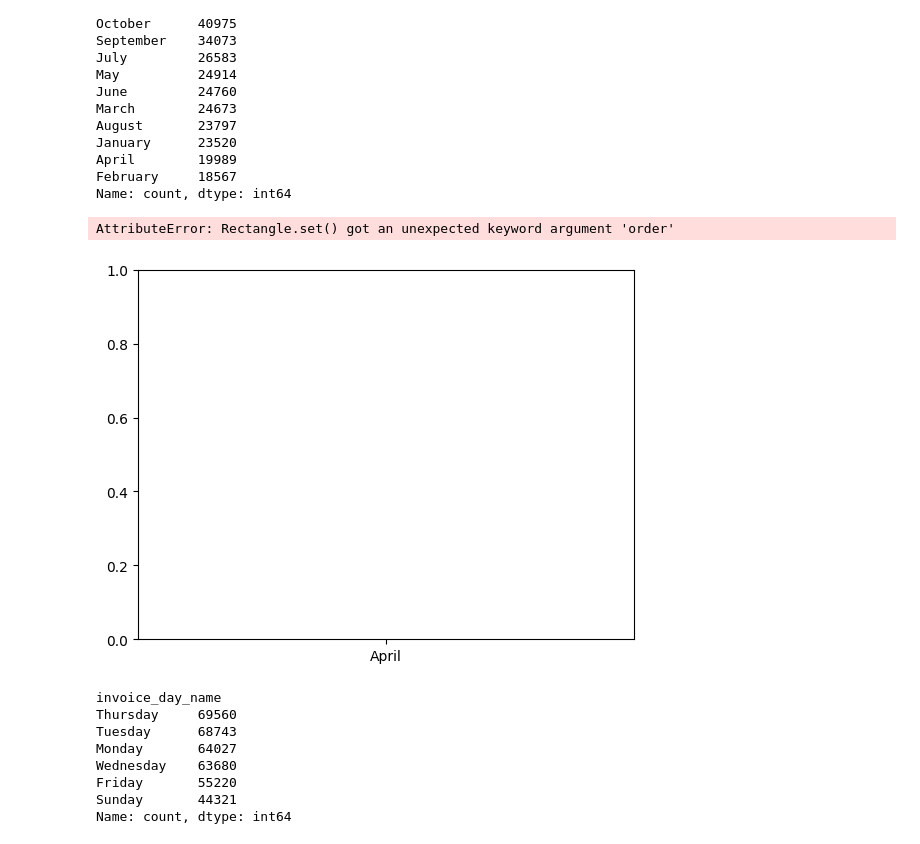
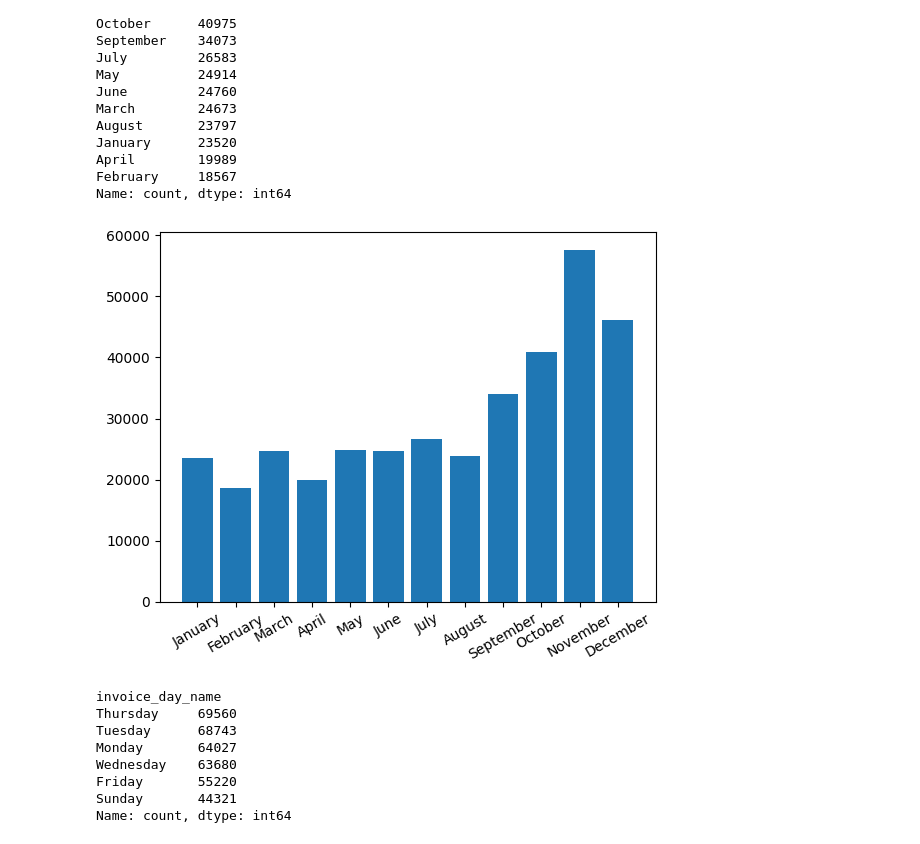
Before and after one commit to Marc-Aradillas/customer-segmentation-project, a Jupyter notebook: exp_working_nb.ipynb, the cells around one changed output. Saved outputs shown, nothing was run; the diff lists cells and outputs as text; code cells hidden in the pictures.

```diff
--- a/exp_working_nb.ipynb
+++ b/exp_working_nb.ipynb
@@ -129,13 +156,16 @@ month_counts = train.invoice_month_name.value_counts()
 # %%
 month_order = ["January", "February", "March", "April", "May", "June",
                "July", "August", "September", "October", "November", "December"]
 
-plt.bar(x=month_counts.sort_index().index, height=month_counts.sort_index().values, order=month_order)
+# Sort the month counts according to the specified order
+sorted_month_counts = month_counts.reindex(month_order)
+
+# Plot the bar chart
+plt.bar(x=sorted_month_counts.index, height=sorted_month_counts.values)
 plt.xticks(rotation=30)
 plt.show()
 # %% [output]
-AttributeError: Rectangle.set() got an unexpected keyword argument 'order'
-[figure, old version]
+[figure, new version]
 # %%
 train.invoice_day_name.value_counts()
 # %% [output]
```
Also changed, not shown: parts of 13 cells of this notebook, 1 other file.
